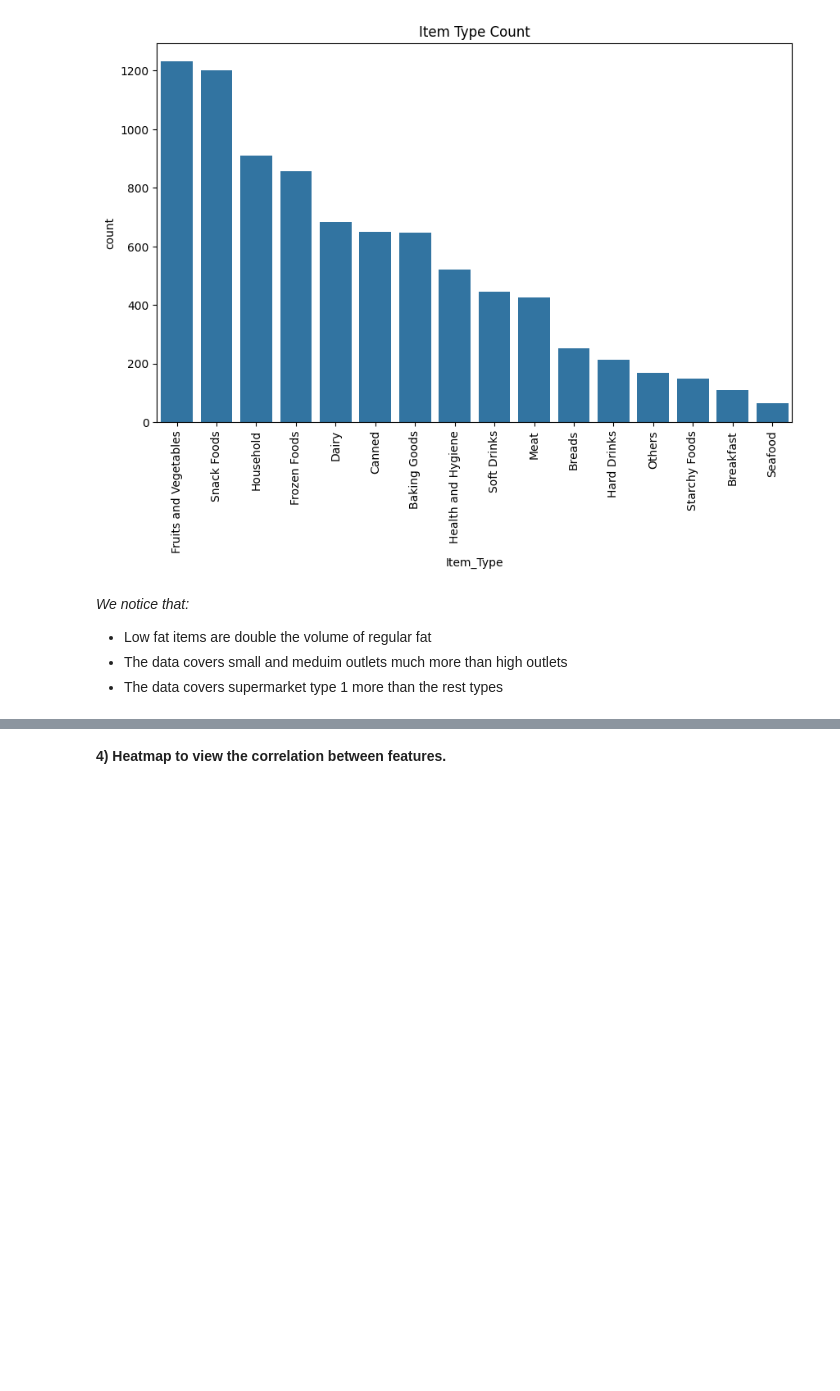
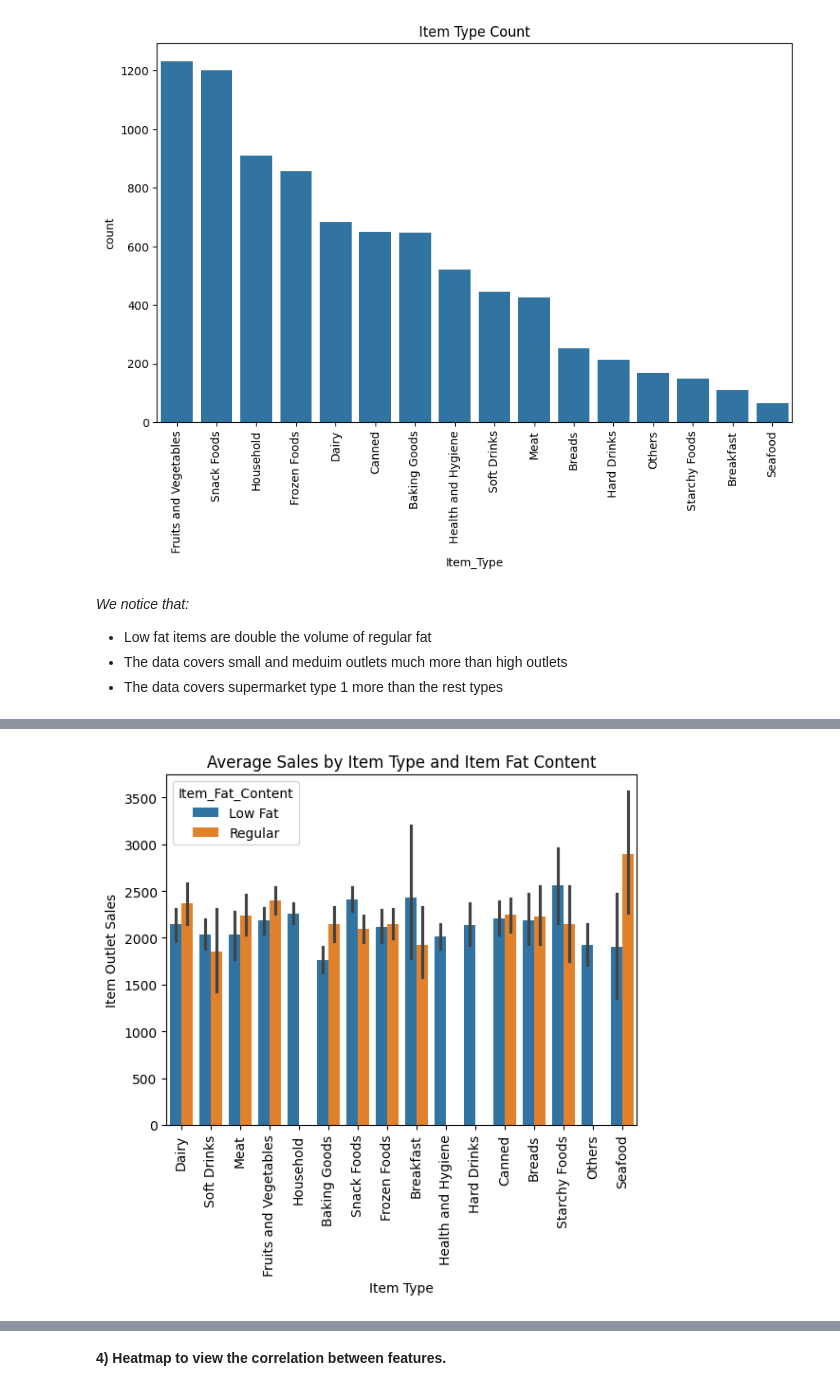
Before and after one commit to Khalil-Salama/Prediction-of-Product-Sales, a Jupyter notebook: Prediction_of_Product_Sales.ipynb, the cells around one changed output, grey strips where cells are left out. Drawn from its saved outputs; the diff is of its cells as text; code cells hidden in the pictures; blank space fills up the shorter version.

```diff
--- a/Prediction_of_Product_Sales.ipynb
+++ b/Prediction_of_Product_Sales.ipynb
@@ -485,0 +480,9 @@ for col in categorical_cols:
+# %%
+sns.barplot(data=sales_pred, x='Item_Type', y='Item_Outlet_Sales', hue='Item_Fat_Content')
+plt.title('Average Sales by Item Type and Item Fat Content')
+plt.xlabel('Item Type')
+plt.ylabel('Item Outlet Sales')
+plt.xticks(rotation=90)
+plt.show()
+# %% [output]
+[figure, added]
```
Also changed, not shown: parts of 9 cells of this notebook.
